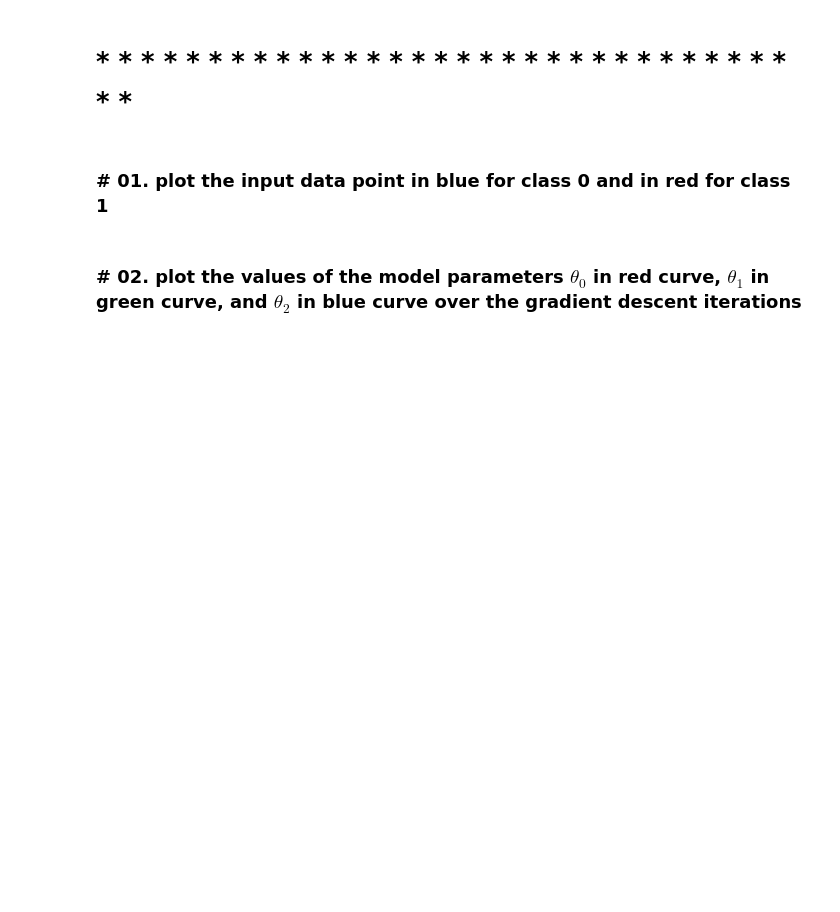
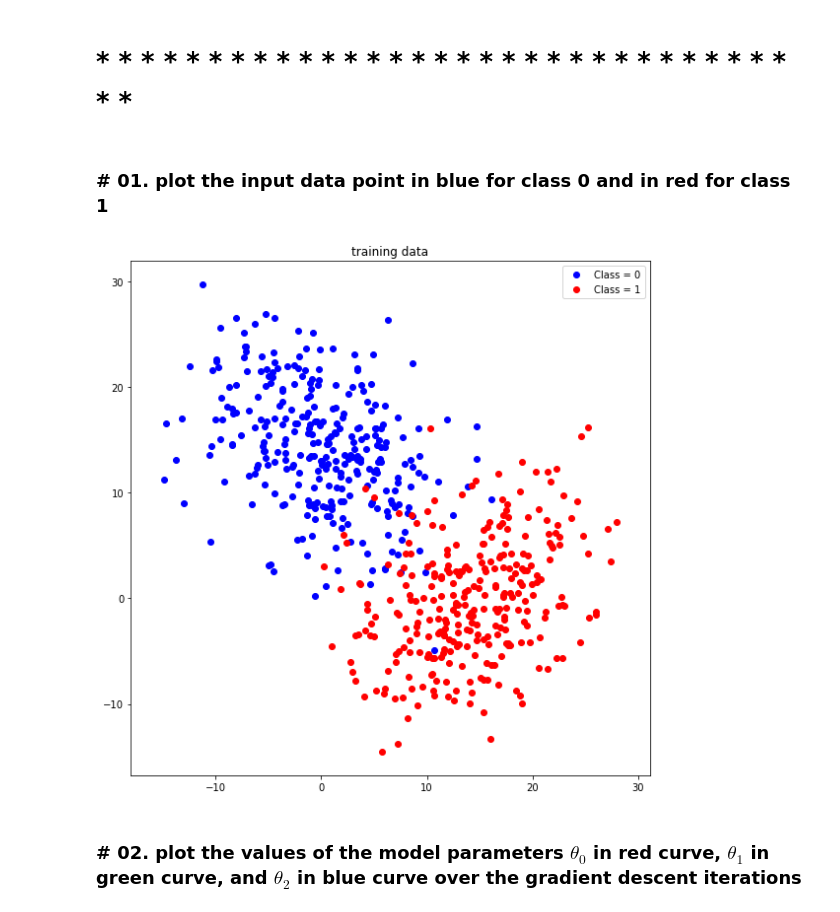
Before and after one commit to heji0826/assignment-machine-learning, a Jupyter notebook: 08/assignment_08.ipynb, the cells around one changed output. Saved outputs shown, nothing was run; the diff lists cells and outputs as text; code cells hidden in the pictures; blank space fills up the shorter version.

Commit message:
graph

```diff
--- a/08/assignment_08.ipynb
+++ b/08/assignment_08.ipynb
@@ -36,8 +33,7 @@ def linear_regression(theta, x, y):
 ## define sigmoid function with input $x$
 # %%
 def sigmoid(x):
-    for _ in range(len(x)):
-        z = 1 / (1 + np.exp(-x))
+    z = 1 / (1 + np.exp(-x))
     return z
 # %% [markdown]
 ## define loss function for the logistic regression
@@ -93,17 +104,28 @@ def plot_loss_curve(*args):
 
     plt.tight_layout()
     plt.show()
-# %%
-def plot_data(*args):
-
-    plt.figure(figsize=(8,8))
-
-    plt.title('training data')
-
-
-
-    plt.axis('equal')
-    plt.legend()
-    plt.tight_layout()
-    plt.show()
+# %%
+def plot_data(point_x, point_y, label):
+
+    plt.figure(figsize=(8,8))
+    plt.title('training data')
+
+    rx = []
+    ry = []
+    bx = []
+    by = []
+    for i in range(0, num_data):
+        if label[i] == 0:
+            bx.append(point_x[i])
+            by.append(point_y[i])
+        else:
+            rx.append(point_x[i])
+            ry.append(point_y[i])
+    plt.plot(bx, by, 'o', color='blue', label = 'Class = 0')
+    plt.plot(rx, ry, 'o', color='red', label = 'Class = 1')
+
+    plt.axis('equal')
+    plt.legend()
+    plt.tight_layout()
+    plt.show()
 # %%
@@ -140,3 +184,7 @@ plot_data(your_argument_list)
+# %%
+plot_data(point_x, point_y, label)
+# %% [output]
+[figure, added]
 # %% [markdown]
 ### # 02. plot the values of the model parameters $\theta_0$ in red curve, $\theta_1$ in green curve, and $\theta_2$ in blue curve over the gradient descent iterations
 # %%
```
Also changed, not shown: parts of 9 cells of this notebook.
